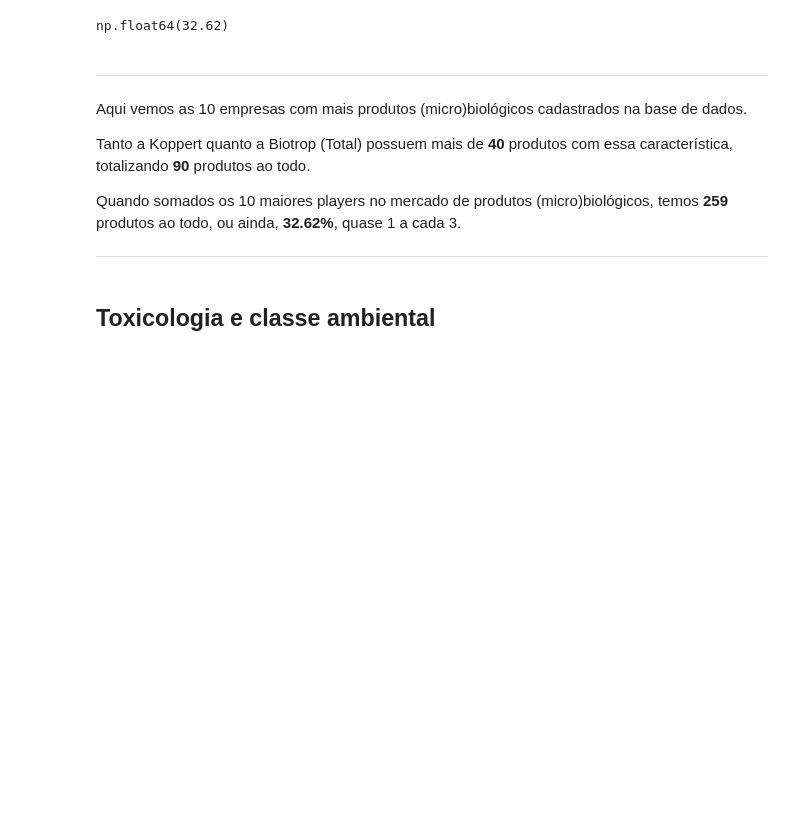
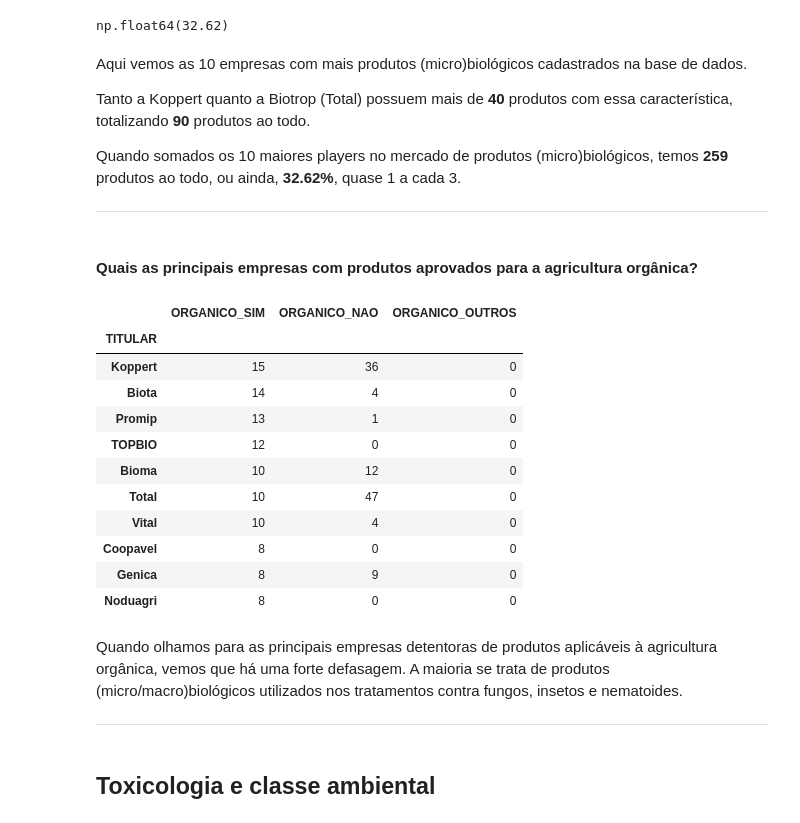
Before and after one commit to luan-vsd/Analise-Agrofit, a Jupyter notebook: notebooks/agrofit.ipynb, the cells around one changed output. Cells and saved outputs as stored; diff of their text form; code cells hidden in the pictures; blank space fills up the shorter version.

```diff
--- a/notebooks/agrofit.ipynb
+++ b/notebooks/agrofit.ipynb
@@ -545,7 +565,7 @@ filt_bio = maior_bio > 40
 bio = maior_bio.loc[filt_bio].sum()
 
 
-display(Markdown(f'''---\n
+display(Markdown(f'''\n
 
 Aqui vemos as 10 empresas com mais produtos (micro)biológicos cadastrados na base de dados.
 
@@ -555,7 +575,7 @@ Quando somados os 10 maiores players no mercado de produtos (micro)biológicos,
 
 ---'''))
 # %% [output]
----
+
 
 
 Aqui vemos as 10 empresas com mais produtos (micro)biológicos cadastrados na base de dados.
@@ -565,6 +585,43 @@ Tanto a Koppert quanto a Biotrop (Total) possuem mais de **40** produtos com ess
 Quando somados os 10 maiores players no mercado de produtos (micro)biológicos, temos **259** produtos ao todo, ou ainda, **32.62%**, quase 1 a cada 3.
 
 ---
+# %% [markdown]
+#### Quais as principais empresas com produtos aprovados para a agricultura orgânica?
+# %%
+organico_df = df[['NR_REGISTRO', 'TITULAR', 'ORGANICOS']].drop_duplicates(subset='NR_REGISTRO')
+
+organico_df['ORGANICO_SIM'] = organico_df['ORGANICOS'].str.contains('SIM', case=False, na=False)
+organico_df['ORGANICO_NAO'] = organico_df['ORGANICOS'].str.contains('NAO', case=False, na=False)
+organico_df['ORGANICO_OUTROS'] = organico_df['ORGANICOS'].str.contains('OUTROS', case=False, na=False)
+
+orgs = organico_df.groupby('TITULAR')[['ORGANICO_SIM', 'ORGANICO_NAO', 'ORGANICO_OUTROS']].sum()
+orgs.nlargest(n=10, columns='ORGANICO_SIM')
+# %% [output]
+|  | ORGANICO_SIM | ORGANICO_NAO | ORGANICO_OUTROS |
+| TITULAR |  |  |  |
+| Koppert | 15 | 36 | 0 |
+| Biota | 14 | 4 | 0 |
+| Promip | 13 | 1 | 0 |
+| TOPBIO | 12 | 0 | 0 |
+| Bioma | 10 | 12 | 0 |
+| Total | 10 | 47 | 0 |
+| Vital | 10 | 4 | 0 |
+| Coopavel | 8 | 0 | 0 |
+| Genica | 8 | 9 | 0 |
+| Noduagri | 8 | 0 | 0 |
+# %%
+display(Markdown(f'''\n
+
+Quando olhamos para as principais empresas detentoras de produtos aplicáveis à agricultura orgânica, vemos que há uma forte defasagem. A maioria se trata de produtos (micro/macro)biológicos utilizados nos tratamentos contra fungos, insetos e nematoides.
+
+---'''))
+# %% [output]
+
+
+
+Quando olhamos para as principais empresas detentoras de produtos aplicáveis à agricultura orgânica, vemos que há uma forte defasagem. A maioria se trata de produtos (micro/macro)biológicos utilizados nos tratamentos contra fungos, insetos e nematoides.
+
+---
 # %% [markdown]
 ## Toxicologia e classe ambiental
 # %% [markdown]
```
Also changed, not shown: parts of 39 cells of this notebook.
